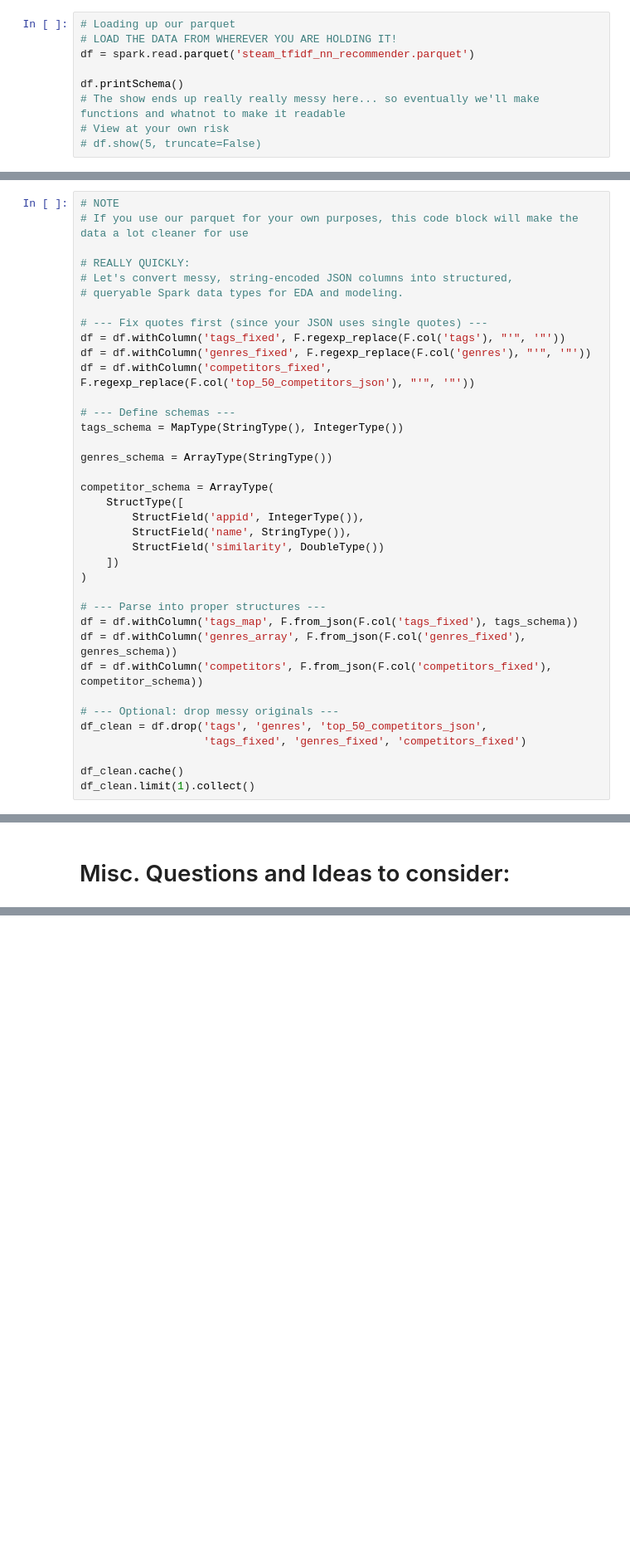
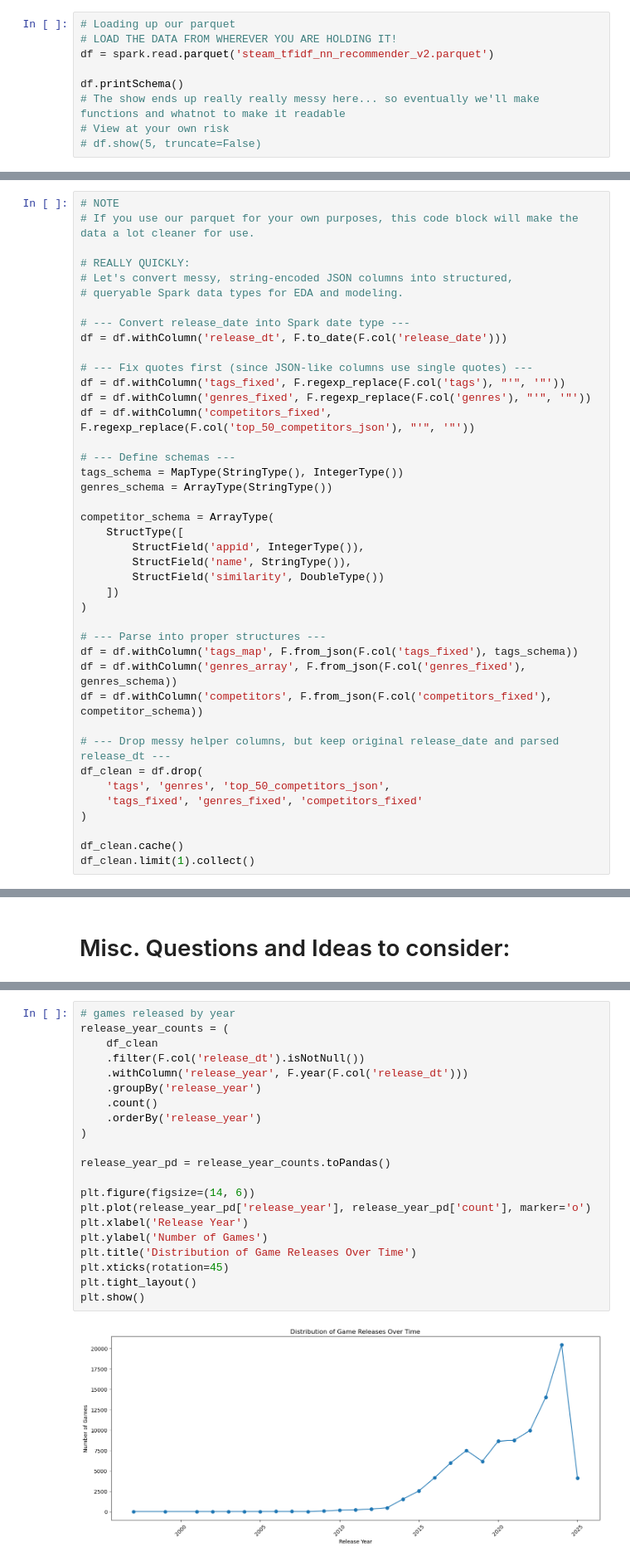
Before and after one commit to lngo916/DSC-288R-Capstone-Final-Project, a Jupyter notebook: notebooks/Capstone_games_EDA.ipynb, the cells around one changed output, grey strips where cells are left out. Shown at 83% size. Drawn from its saved outputs; the diff is of its cells as text; blank space fills up the shorter version.

```diff
--- a/notebooks/Capstone_games_EDA.ipynb
+++ b/notebooks/Capstone_games_EDA.ipynb
@@ -30,7 +30,7 @@ spark = (
 # %%
 # Loading up our parquet
 # LOAD THE DATA FROM WHEREVER YOU ARE HOLDING IT!
-df = spark.read.parquet('steam_tfidf_nn_recommender.parquet')
+df = spark.read.parquet('steam_tfidf_nn_recommender_v2.parquet')
 
 df.printSchema()
 # The show ends up really really messy here... so eventually we'll make functions and whatnot to make it readable
@@ -131,19 +141,21 @@ These features capture user sentiment and review volume. While valuable for unde
 # %%
 # NOTE
-# If you use our parquet for your own purposes, this code block will make the data a lot cleaner for use
+# If you use our parquet for your own purposes, this code block will make the data a lot cleaner for use.
 
 # REALLY QUICKLY:
 # Let's convert messy, string-encoded JSON columns into structured,
 # queryable Spark data types for EDA and modeling.
 
-# --- Fix quotes first (since your JSON uses single quotes) ---
+# --- Convert release_date into Spark date type ---
+df = df.withColumn('release_dt', F.to_date(F.col('release_date')))
+
+# --- Fix quotes first (since JSON-like columns use single quotes) ---
 df = df.withColumn('tags_fixed', F.regexp_replace(F.col('tags'), "'", '"'))
 df = df.withColumn('genres_fixed', F.regexp_replace(F.col('genres'), "'", '"'))
 df = df.withColumn('competitors_fixed', F.regexp_replace(F.col('top_50_competitors_json'), "'", '"'))
 
 # --- Define schemas ---
 tags_schema = MapType(StringType(), IntegerType())
-
 genres_schema = ArrayType(StringType())
 
 competitor_schema = ArrayType(
@@ -159,9 +171,11 @@ df = df.withColumn('tags_map', F.from_json(F.col('tags_fixed'), tags_schema))
 df = df.withColumn('genres_array', F.from_json(F.col('genres_fixed'), genres_schema))
 df = df.withColumn('competitors', F.from_json(F.col('competitors_fixed'), competitor_schema))
 
-# --- Optional: drop messy originals ---
-df_clean = df.drop('tags', 'genres', 'top_50_competitors_json',
-                   'tags_fixed', 'genres_fixed', 'competitors_fixed')
+# --- Drop messy helper columns, but keep original release_date and parsed release_dt ---
+df_clean = df.drop(
+    'tags', 'genres', 'top_50_competitors_json',
+    'tags_fixed', 'genres_fixed', 'competitors_fixed'
+)
 
 df_clean.cache()
 df_clean.limit(1).collect()
@@ -887,6 +1095,29 @@ plt.title('Popularity vs Engagement')
 plt.show()
 # %% [output]
 [figure]
+# %%
+# games released by year
+release_year_counts = (
+    df_clean
+    .filter(F.col('release_dt').isNotNull())
+    .withColumn('release_year', F.year(F.col('release_dt')))
+    .groupBy('release_year')
+    .count()
+    .orderBy('release_year')
+)
+
+release_year_pd = release_year_counts.toPandas()
+
+plt.figure(figsize=(14, 6))
+plt.plot(release_year_pd['release_year'], release_year_pd['count'], marker='o')
+plt.xlabel('Release Year')
+plt.ylabel('Number of Games')
+plt.title('Distribution of Game Releases Over Time')
+plt.xticks(rotation=45)
+plt.tight_layout()
+plt.show()
+# %% [output]
+[figure, added]
 # %% [markdown]
 ## Engagement & Retention Insights
 
```
Also changed, not shown: parts of 21 cells of this notebook.
